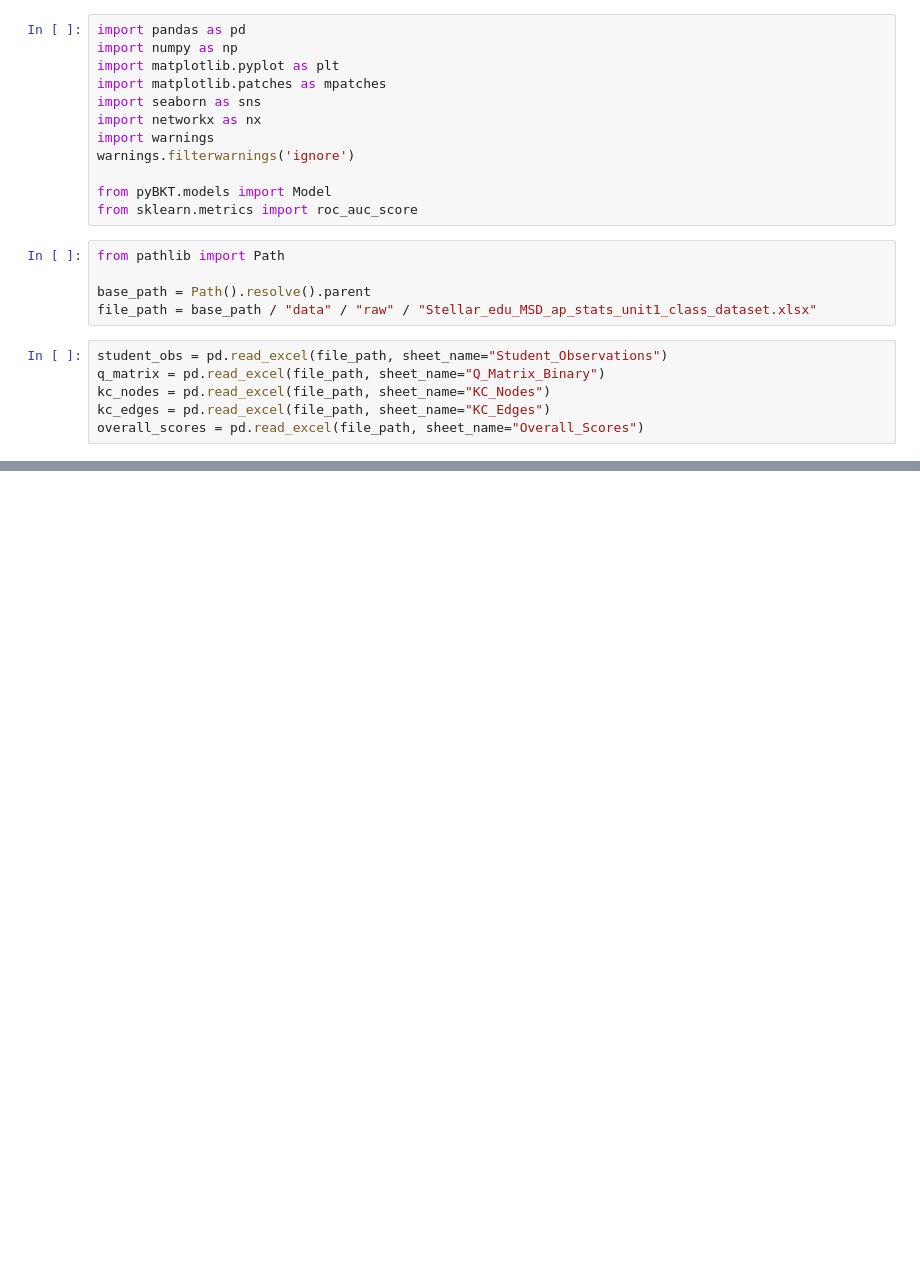
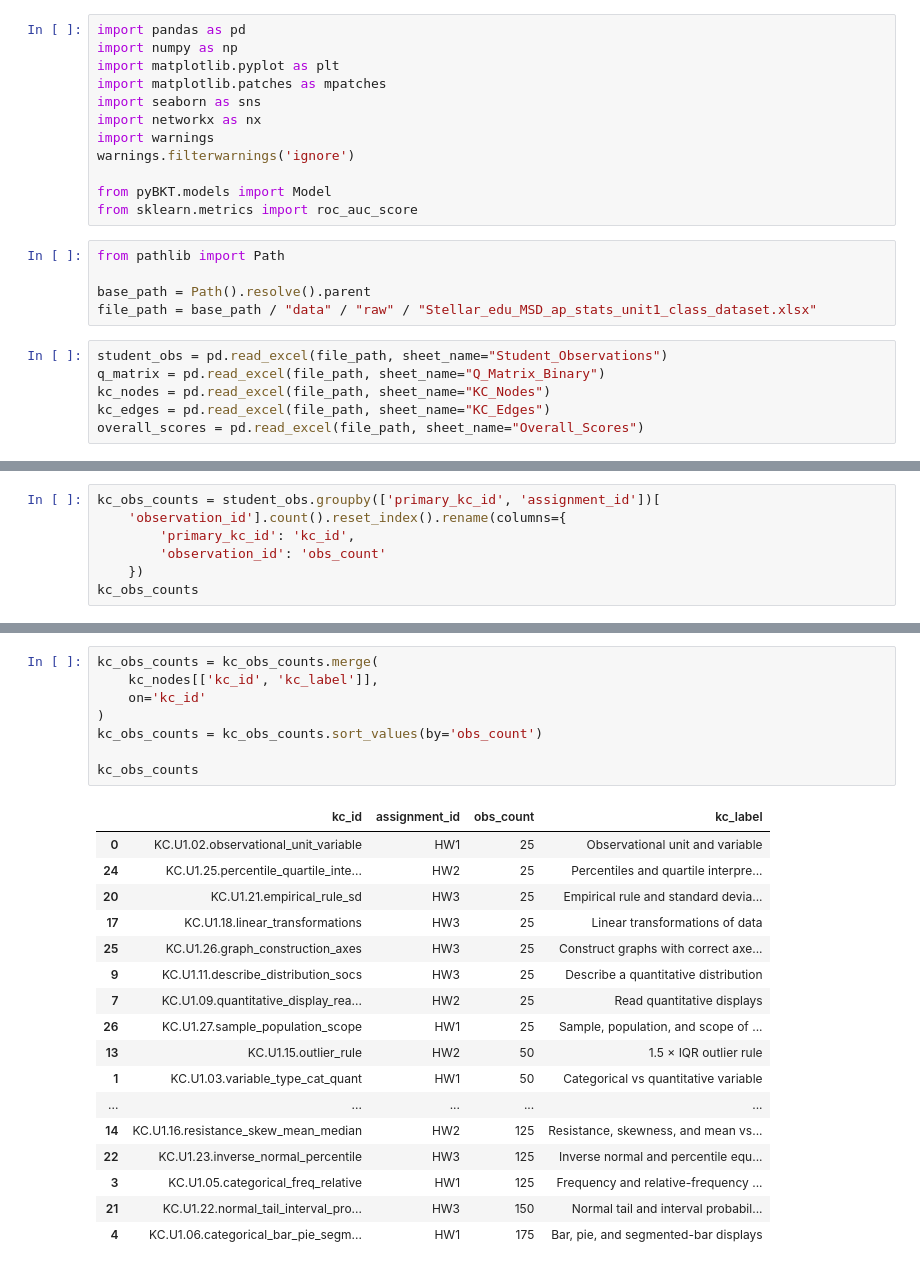
Before and after one commit to mailysg8/ai-student-progress-tracker, a Jupyter notebook: notebooks/bkt_baseline_model.ipynb, the cells around one changed output, grey strips where cells are left out. Drawn from its saved outputs; the diff is of its cells as text; blank space fills up the shorter version.

```diff
--- a/notebooks/bkt_baseline_model.ipynb
+++ b/notebooks/bkt_baseline_model.ipynb
@@ -32,0 +57,7 @@ student_obs.head()
+# %%
+kc_obs_counts = student_obs.groupby(['primary_kc_id', 'assignment_id'])[
+    'observation_id'].count().reset_index().rename(columns={
+        'primary_kc_id': 'kc_id',
+        'observation_id': 'obs_count'
+    })
+kc_obs_counts
@@ -32,0 +82,26 @@ student_obs.head()
+# %%
+kc_obs_counts = kc_obs_counts.merge(
+    kc_nodes[['kc_id', 'kc_label']],
+    on='kc_id'
+)
+kc_obs_counts = kc_obs_counts.sort_values(by='obs_count')
+
+kc_obs_counts
+# %% [output]
+|  | kc_id | assignment_id | obs_count | kc_label |
+| 0 | KC.U1.02.observational_unit_variable | HW1 | 25 | Observational unit and variable |
+| 24 | KC.U1.25.percentile_quartile_inte... | HW2 | 25 | Percentiles and quartile interpre... |
+| 20 | KC.U1.21.empirical_rule_sd | HW3 | 25 | Empirical rule and standard devia... |
+| 17 | KC.U1.18.linear_transformations | HW3 | 25 | Linear transformations of data |
+| 25 | KC.U1.26.graph_construction_axes | HW3 | 25 | Construct graphs with correct axe... |
+| 9 | KC.U1.11.describe_distribution_socs | HW3 | 25 | Describe a quantitative distribution |
+| 7 | KC.U1.09.quantitative_display_rea... | HW2 | 25 | Read quantitative displays |
+| 26 | KC.U1.27.sample_population_scope | HW1 | 25 | Sample, population, and scope of ... |
+| 13 | KC.U1.15.outlier_rule | HW2 | 50 | 1.5 × IQR outlier rule |
+| 1 | KC.U1.03.variable_type_cat_quant | HW1 | 50 | Categorical vs quantitative variable |
+| ... | ... | ... | ... | ... |
+| 14 | KC.U1.16.resistance_skew_mean_median | HW2 | 125 | Resistance, skewness, and mean vs... |
+| 22 | KC.U1.23.inverse_normal_percentile | HW3 | 125 | Inverse normal and percentile equ... |
+| 3 | KC.U1.05.categorical_freq_relative | HW1 | 125 | Frequency and relative-frequency ... |
+| 21 | KC.U1.22.normal_tail_interval_pro... | HW3 | 150 | Normal tail and interval probabil... |
+| 4 | KC.U1.06.categorical_bar_pie_segm... | HW1 | 175 | Bar, pie, and segmented-bar displays |
```
Also changed, not shown: parts of 21 cells of this notebook.
